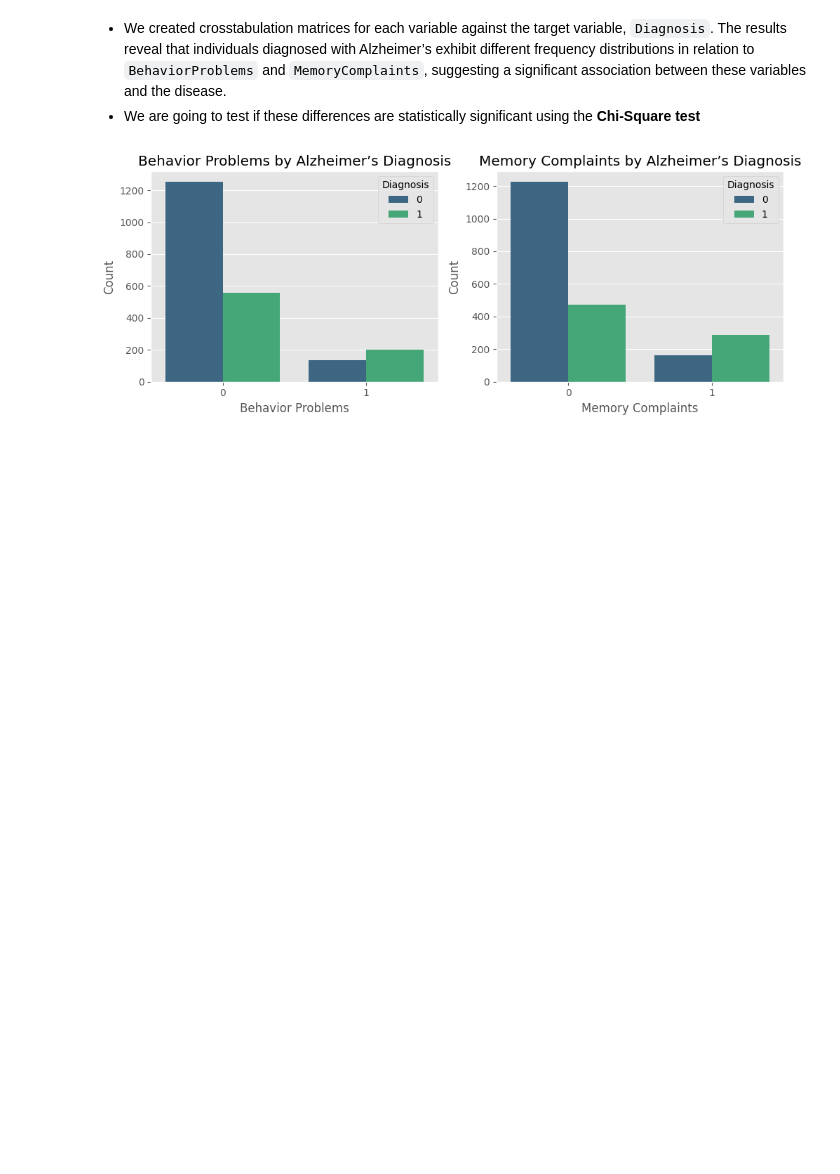
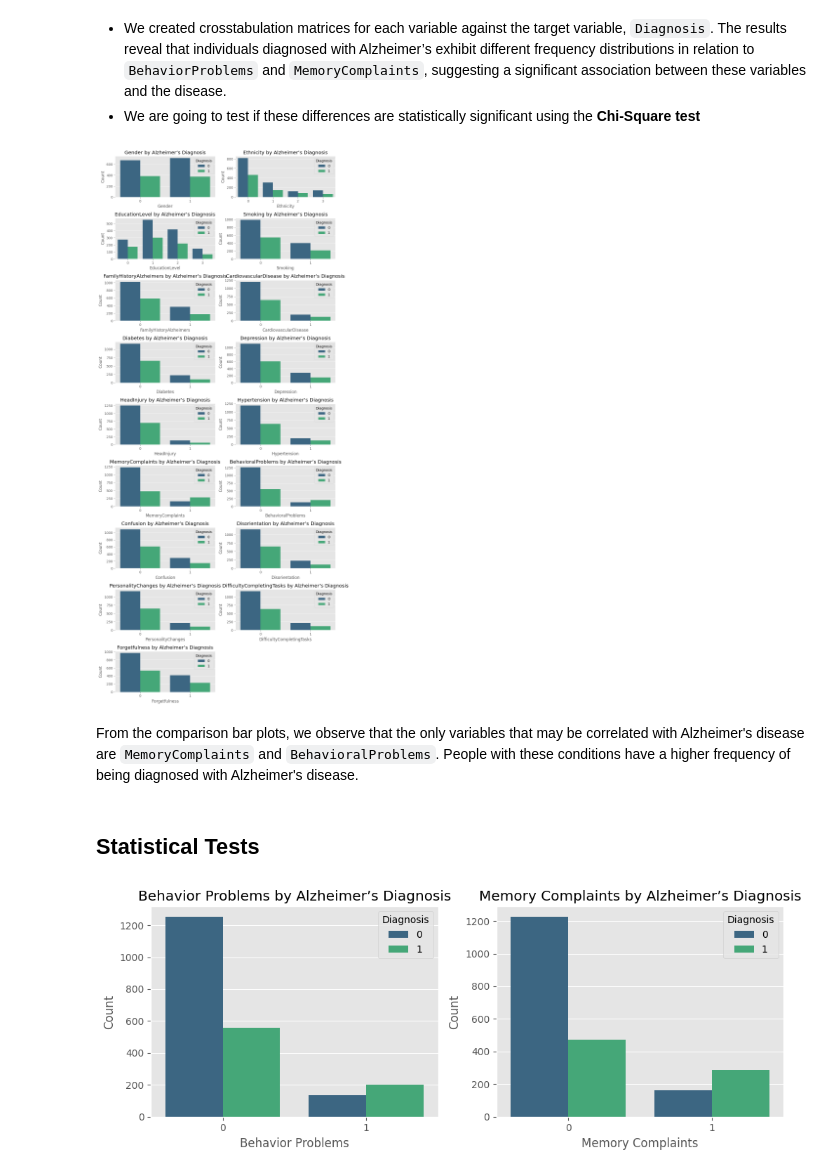
Before and after one commit to leonemma/Alzheimer-s-Disease-Analysis, a Jupyter notebook: alzheimer-s-disease-statistical-analysis.ipynb, the cells around one changed output. Drawn from its saved outputs; the diff is of its cells as text; code cells hidden in the pictures; blank space fills up the shorter version.

```diff
--- a/alzheimer-s-disease-statistical-analysis.ipynb
+++ b/alzheimer-s-disease-statistical-analysis.ipynb
@@ -244,6 +235,24 @@ Diagnosis
 # %% [markdown]
 - We created crosstabulation matrices for each variable against the target variable, `Diagnosis`. The results reveal that individuals diagnosed with Alzheimer’s exhibit different frequency distributions in relation to `BehaviorProblems` and `MemoryComplaints`, suggesting a significant association between these variables and the disease.
 - We are going to test if these differences are statistically significant using the **Chi-Square test**
+# %%
+plt.figure(figsize=(10,25))
+for j, i in enumerate(categorical[:-1], 1):
+    plt.subplot(10,2,j)
+    sns.countplot(x=i, hue='Diagnosis', data=df, palette='viridis')
+    plt.title(f'{i} by Alzheimer’s Diagnosis')
+    plt.xlabel(f'{i}')
+    plt.ylabel('Count')
+
+plt.legend(title='Diagnosis')
+plt.tight_layout()
+plt.show()
+# %% [output]
+[figure, added]
+# %% [markdown]
+From the comparison bar plots, we observe that the only variables that may be correlated with Alzheimer's disease are `MemoryComplaints` and `BehavioralProblems`. People with these conditions have a higher frequency of being diagnosed with Alzheimer's disease.
+# %% [markdown]
+## Statistical Tests
 # %%
 plt.figure(figsize=(10, 4))
 
```
Also changed, not shown: parts of 22 cells of this notebook.
